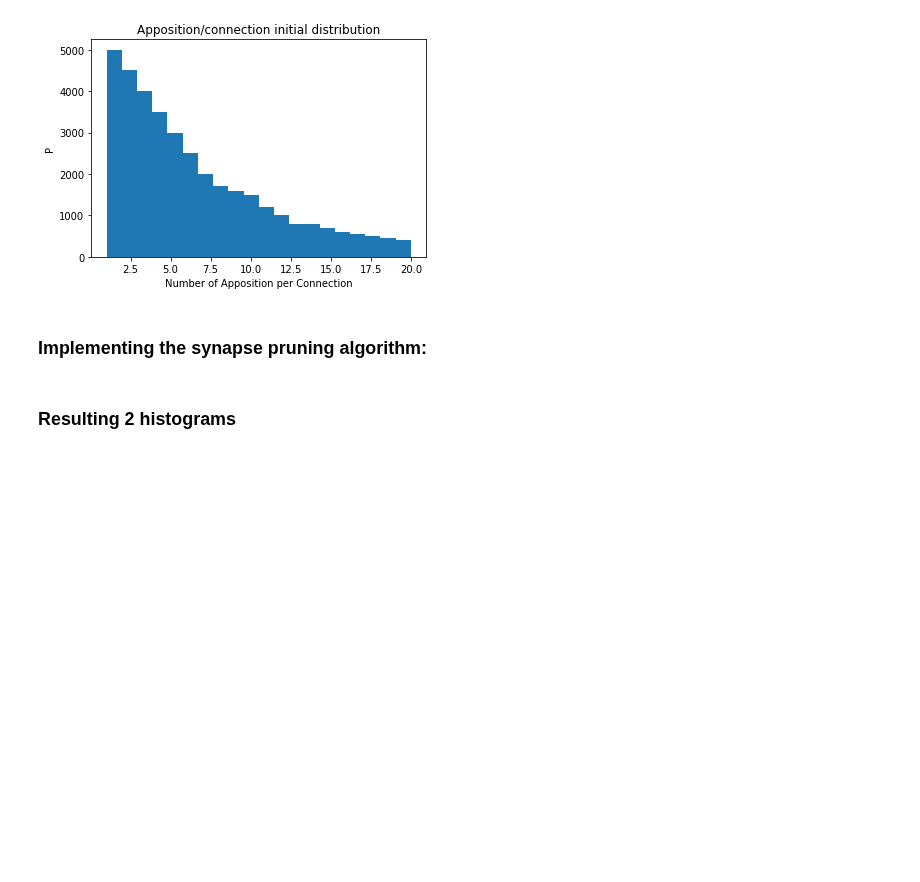
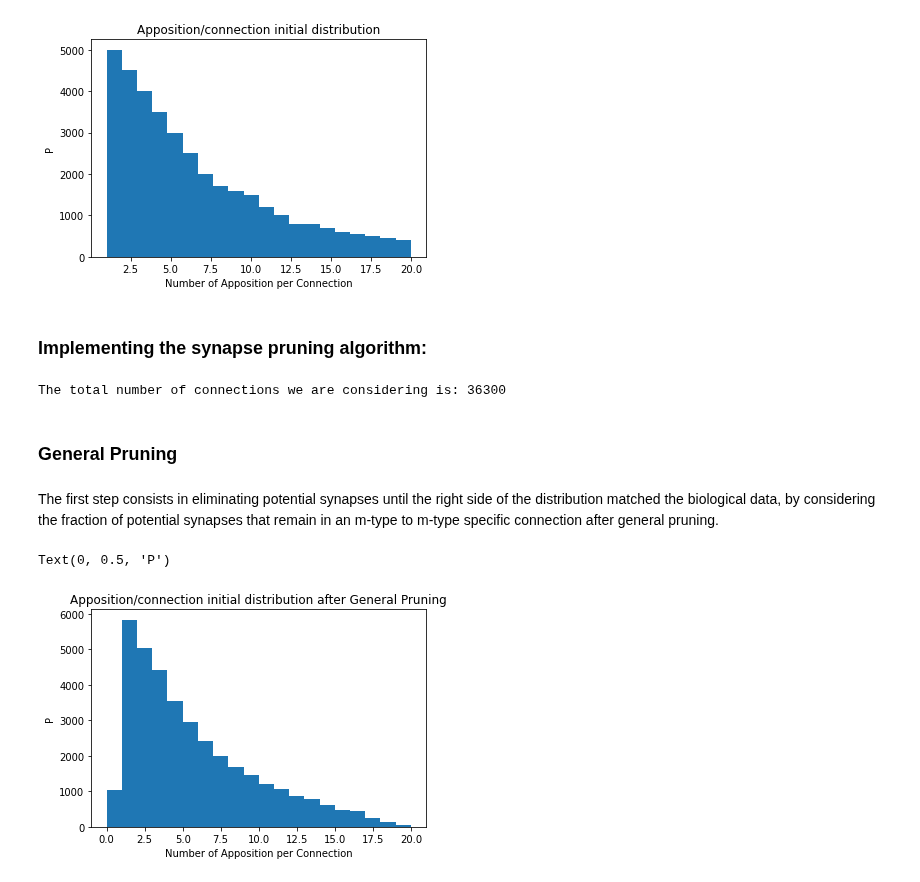
Before and after one commit to GasserElbanna/In-Silico-Neuroscience-Projects, a Jupyter notebook: Week 9/Week9_HomeWork.ipynb, the cells around one changed output. Drawn from its saved outputs; the diff is of its cells as text; code cells hidden in the pictures; blank space fills up the shorter version.

```diff
--- a/Week 9/Week9_HomeWork.ipynb
+++ b/Week 9/Week9_HomeWork.ipynb
@@ -371,2 +666,54 @@ scaling_fact = 10e5 # Scaling factor when calculating the post-pruning bouton de
-# %% [markdown]
-### Resulting 2 histograms
+# %%
+# Defining the parameters that we want
+
+scaling_fact = 10e5 # Scaling factor when calculating the post-pruning bouton density
+
+# Computing the 3 parameters:
+S_m = np.mean(appositions)
+S_sd = np.std(appositions)
+B_d = 0.2 # Bouton density
+
+# Defining the total number of connections we are considering
+num_connections = len(appositions)
+print("The total number of connections we are considering is: "+str(num_connections))
+# %% [output]
+The total number of connections we are considering is: 36300
+# %% [markdown]
+### General Pruning
+# %% [markdown]
+The first step consists in eliminating potential synapses until the right side of the distribution matched the biological data, by considering the fraction of potential synapses that remain in an m-type to m-type specific connection after general pruning.
+# %%
+import random
+
+# Defining geometrical distribution:
+
+p = 1/S_m # Mean apposition per connections
+
+p_prime = 1/(S_sd + 0.5)
+
+# Fraction of potential synapses
+f_1 = (p/(1-p))*((1-p_prime)/p_prime)
+
+# Randomly removing a fraction (1-f_1) of potential synapses:
+# As mentionned in the methods: for each synapse, drew independent random number R in interval [0,1) and compared it to f_1
+# If R < f_1, potential synapse was admitted to the second step, or else kept in an inactive pool accessible to structural plasticiy mechanisms
+
+appositions_general_pruned = appositions.copy()
+
+for connection in range(num_connections):
+    kept_synapses = np.zeros((1, appositions[connection]))
+
+    R = np.random.rand(appositions[connection])
+    R_kept = len(R[R<f_1])
+
+    appositions_general_pruned[connection] = R_kept
+# %%
+# Plotting the distribution of appositions after General Pruning:
+
+plt.hist(appositions_general_pruned, bins = 20)
+plt.title("Apposition/connection initial distribution after General Pruning")
+plt.xlabel("Number of Apposition per Connection")
+plt.ylabel("P")
+# %% [output]
+Text(0, 0.5, 'P')
+[figure, added]
```
Also changed, not shown: parts of 27 cells of this notebook.
